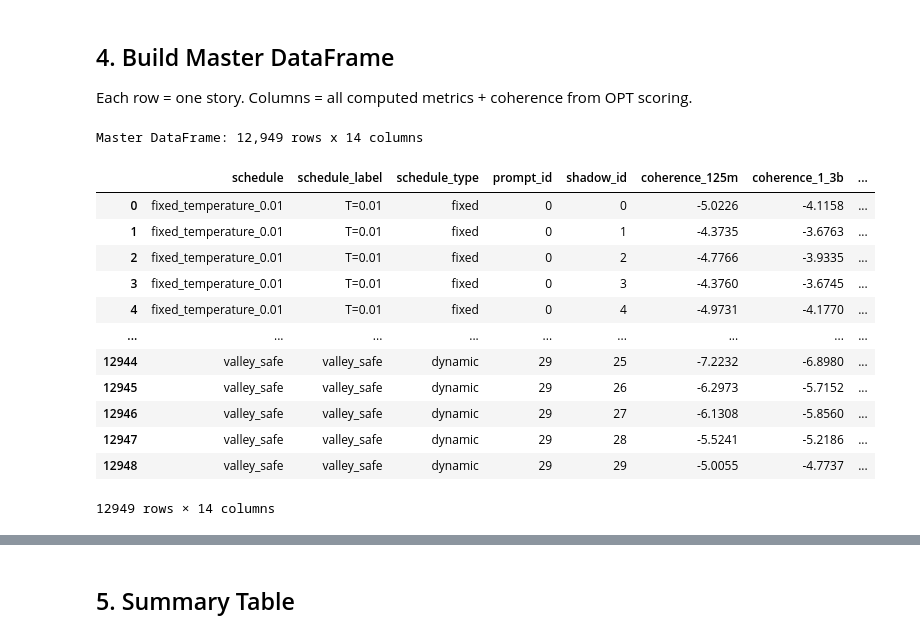
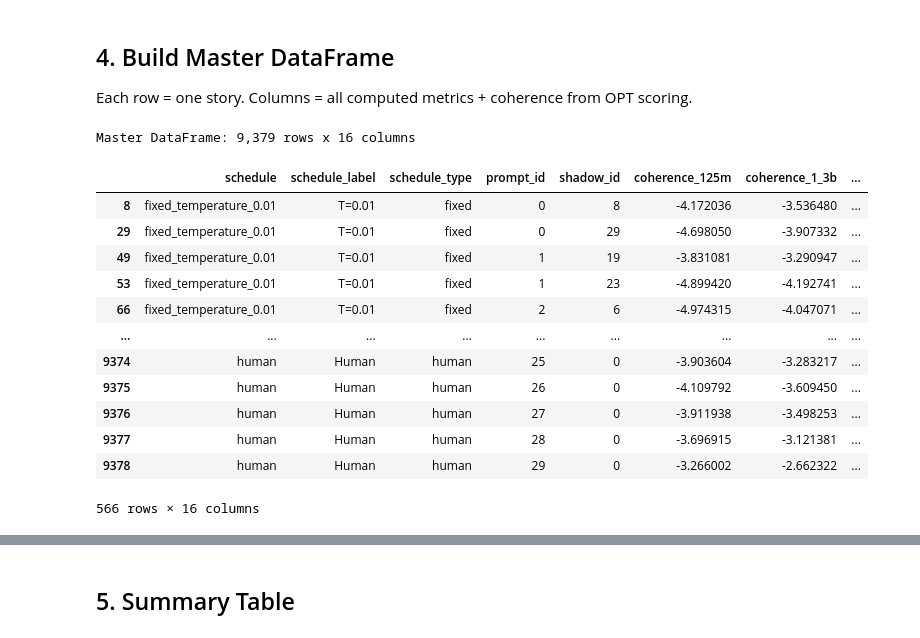
Before and after one commit to daphnabal/nlp_final_project, a Jupyter notebook: final-code/notebooks/final_analysis.ipynb, the cells around one changed output, grey strips where cells are left out. Cells and saved outputs as stored; diff of their text form; code cells hidden in the pictures.

```diff
--- a/final-code/notebooks/final_analysis.ipynb
+++ b/final-code/notebooks/final_analysis.ipynb
@@ -164,9 +164,9 @@ To run this notebook on different data:
 4. Each record must have at minimum: `prompt_id`, `shadow_id`, `schedule`, `prompt`, `story`
 5. Delete `analysis_cache/` before re-running to force metric recomputation, or simply add new schedules — the incremental cache logic will only compute what's missing
 # %%
-import os, sys, json, pickle, warnings, re
+import os, sys, json, pickle, warnings, re, random
 from pathlib import Path
-from collections import Counter
+from collections import Counter, defaultdict
 from statistics import mean
 from typing import List, Dict, Any, Optional
 
@@ -183,5 +183,3 @@ ROOT = Path(os.path.abspath('..')).resolve()
 sys.path.insert(0, str(ROOT))
 
 plt.rcParams.update({'figure.dpi': 130, 'font.size': 11})
-pd.set_option('display.float_format', '{:.4f}'.format)
-print('Root:', ROOT)
@@ -202,13 +198,15 @@ SAFE_MODEL = MODEL_NAME.replace('/', '_')
 # ── Schedules ─────────────────────────────────────────────────────────────────
 FIXED_TEMPS       = [0.01, 0.334, 0.667, 1.0, 1.334, 1.667, 2.0]
 FIXED_SCHEDULES   = [f'fixed_temperature_{t}' for t in FIXED_TEMPS]
-DYNAMIC_SCHEDULES = ['increasing', 'decreasing', 'valley', 'peak',
-                     'increasing_safe', 'decreasing_safe', 'peak_safe', 'valley_safe']
-ALL_SCHEDULES     = FIXED_SCHEDULES + DYNAMIC_SCHEDULES
+# DYNAMIC_SCHEDULES = ['increasing', 'decreasing', 'valley', 'peak']
+DYNAMIC_SCHEDULES = ['increasing_safe', 'decreasing_safe', 'peak_safe', 'valley_safe']
+HUMAN_SCHEDULE    = 'human'
+ALL_SCHEDULES     = FIXED_SCHEDULES + DYNAMIC_SCHEDULES + [HUMAN_SCHEDULE]
 
 # ── Human-readable schedule labels ────────────────────────────────────────────
 SCHED_LABELS = {s: f'T={t}' for s, t in zip(FIXED_SCHEDULES, FIXED_TEMPS)}
 SCHED_LABELS.update({s: s for s in DYNAMIC_SCHEDULES})
+SCHED_LABELS[HUMAN_SCHEDULE] = 'Human'
 
 # ── Embedding model (gte-large, as used in Ismaylzade et al.) ─────────────────
 EMB_MODEL_NAME = 'thenlper/gte-large'
@@ -216,7 +214,8 @@ EMB_MODEL_NAME = 'thenlper/gte-large'
 # ── Color palettes (consistent across all plots) ──────────────────────────────
 FIXED_PALETTE    = sns.color_palette('Blues',  n_colors=len(FIXED_SCHEDULES) + 2)[2:]
 DYNAMIC_PALETTE  = sns.color_palette('Set2',   n_colors=len(DYNAMIC_SCHEDULES))
-ALL_PALETTE      = FIXED_PALETTE + DYNAMIC_PALETTE
+HUMAN_COLOR      = (0.2, 0.6, 0.2)
+ALL_PALETTE      = FIXED_PALETTE + DYNAMIC_PALETTE + [HUMAN_COLOR]
 COLOR_MAP        = dict(zip(ALL_SCHEDULES, ALL_PALETTE))
 
 N_PROMPTS = 30
@@ -224,6 +223,7 @@ N_SHADOWS = 30
 print('Configuration loaded.')
 print(f'Fixed schedules   ({len(FIXED_SCHEDULES)}):', FIXED_SCHEDULES)
 print(f'Dynamic schedules ({len(DYNAMIC_SCHEDULES)}):', DYNAMIC_SCHEDULES)
+print(f'Human schedule: {HUMAN_SCHEDULE}')
 # %% [output]
 Configuration loaded.
 Fixed schedules   (7): ['fixed_temperature_0.01', 'fixed_temperature_0.334', 'fixed_temperature_0.667', 'fixed_temperature_1.0', 'fixed_temperature_1.334', 'fixed_temperature_1.667', 'fixed_temperatur ...
@@ -236,7 +237,10 @@ def load_schedule_stories(schedule_name: str) -> List[Dict]:
     Load stories for one schedule.
     Prefers stories_opt_scored.jsonl (has coherence keys) over stories.jsonl.
     """
-    base = RESULTS_DIR / f'{SAFE_MODEL}_{schedule_name}'
+    if schedule_name == HUMAN_SCHEDULE:
+        base = RESULTS_DIR / 'human'
+    else:
+        base = RESULTS_DIR / f'{SAFE_MODEL}_{schedule_name}'
     for fname in ('stories_opt_scored.jsonl', 'stories.jsonl'):
         path = base / fname
         if path.exists():
@@ -716,6 +717,7 @@ Novelty computed and cached (15 schedules).
 # %%
 # ── 3d. Surprise ──────────────────────────────────────────────────────────────
 SURPRISE_CACHE = CACHE_DIR / 'surprise.pkl'
+N_SURPRISE_SAMPLES = 2  # shadows sampled per prompt
 
 surprise_scores = pickle.load(open(SURPRISE_CACHE, 'rb')) if SURPRISE_CACHE.exists() else {}
 new_scheds = [s for s in AVAILABLE_SCHEDULES if s not in surprise_scores]
@@ -723,11 +725,24 @@ new_scheds = [s for s in AVAILABLE_SCHEDULES if s not in surprise_scores]
 if new_scheds:
     print(f'Computing surprise for {len(new_scheds)} new schedules: {new_scheds}')
     for sched in tqdm(new_scheds, desc='surprise'):
+        stories = all_stories[sched]
+
+        # Group by prompt_id
+        grouped = defaultdict(list)
+        for s in stories:
+            grouped[s['prompt_id']].append(s)
+
+        # Sample N_SURPRISE_SAMPLES shadows per prompt
+        sampled = []
+        for group in grouped.values():
+            sampled.extend(random.sample(group, min(N_SURPRISE_SAMPLES, len(group))))
+
         surprise_scores[sched] = {}
-        for story in tqdm(all_stories[sched], desc=f'  {sched}', leave=False):
+        for story in tqdm(sampled, desc=f'  {sched}', leave=False):
             pid, sid = story['prompt_id'], story['shadow_id']
             surprise_scores[sched].setdefault(pid, {})
             surprise_scores[sched][pid][sid] = compute_surprise(story['story'])
+
     with open(SURPRISE_CACHE, 'wb') as f:
         pickle.dump(surprise_scores, f)
     print('Surprise updated and cached.')
@@ -840,49 +869,49 @@ for sched in AVAILABLE_SCHEDULES:
     for story in all_stories[sched]:
         pid, sid = story['prompt_id'], story['shadow_id']
         row = {
             'schedule':      sched,
             'schedule_label': SCHED_LABELS[sched],
-            'schedule_type': 'fixed' if sched in FIXED_SCHEDULES else 'dynamic',
+            'schedule_type': 'fixed' if sched in FIXED_SCHEDULES else ('human' if sched == HUMAN_SCHEDULE else 'dynamic'),
             'prompt_id':     pid,
             'shadow_id':     sid,
             # Coherence from OPT scoring (NaN if evaluation not yet run)
             'coherence_125m': story.get('coherence_opt_125m', float('nan')),
             'coherence_1_3b': story.get('coherence_opt_1_3b', float('nan')),
         }
         # N-gram diversity (5 values)
         ng = ngram_scores.get(sched, {}).get(pid, {}).get(sid, [None]*5)
         for n, v in enumerate(ng, 1):
             row[f'ngram_{n}'] = v
         # Semantic diversity
         row['sem_diversity'] = semdiv_scores.get(sched, {}).get(pid, {}).get(sid, float('nan'))
         # Novelty
         row['novelty'] = novelty_scores.get(sched, {}).get(pid, {}).get(sid, float('nan'))
         # # Surprise
-        # row['surprise'] = surprise_scores.get(sched, {}).get(pid, {}).get(sid, float('nan'))
+        row['surprise'] = surprise_scores.get(sched, {}).get(pid, {}).get(sid, float('nan'))
         # Complexity sub-metrics
         # cx = complexity_scores.get(sched, {}).get(pid, {}).get(sid, {})
         # row.update(cx)
         row['relevance_to_prompt'] = relevance_scores.get(sched, {}).get(pid, {}).get(sid, float('nan'))
         rows.append(row)
 
 df = pd.DataFrame(rows)
 print(f'Master DataFrame: {len(df):,} rows x {len(df.columns)} columns')
-df
+display(df[~df['relevance_to_prompt'].isna()])
 # %% [output]
-Master DataFrame: 12,949 rows x 14 columns
+Master DataFrame: 9,379 rows x 16 columns
 |  | schedule | schedule_label | schedule_type | prompt_id | shadow_id | coherence_125m | coherence_1_3b | ... |
-| 0 | fixed_temperature_0.01 | T=0.01 | fixed | 0 | 0 | -5.0226 | -4.1158 | ... |
-| 1 | fixed_temperature_0.01 | T=0.01 | fixed | 0 | 1 | -4.3735 | -3.6763 | ... |
-| 2 | fixed_temperature_0.01 | T=0.01 | fixed | 0 | 2 | -4.7766 | -3.9335 | ... |
-| 3 | fixed_temperature_0.01 | T=0.01 | fixed | 0 | 3 | -4.3760 | -3.6745 | ... |
-| 4 | fixed_temperature_0.01 | T=0.01 | fixed | 0 | 4 | -4.9731 | -4.1770 | ... |
+| 8 | fixed_temperature_0.01 | T=0.01 | fixed | 0 | 8 | -4.172036 | -3.536480 | ... |
+| 29 | fixed_temperature_0.01 | T=0.01 | fixed | 0 | 29 | -4.698050 | -3.907332 | ... |
+| 49 | fixed_temperature_0.01 | T=0.01 | fixed | 1 | 19 | -3.831081 | -3.290947 | ... |
+| 53 | fixed_temperature_0.01 | T=0.01 | fixed | 1 | 23 | -4.899420 | -4.192741 | ... |
+| 66 | fixed_temperature_0.01 | T=0.01 | fixed | 2 | 6 | -4.974315 | -4.047071 | ... |
 | ... | ... | ... | ... | ... | ... | ... | ... | ... |
-| 12944 | valley_safe | valley_safe | dynamic | 29 | 25 | -7.2232 | -6.8980 | ... |
-| 12945 | valley_safe | valley_safe | dynamic | 29 | 26 | -6.2973 | -5.7152 | ... |
-| 12946 | valley_safe | valley_safe | dynamic | 29 | 27 | -6.1308 | -5.8560 | ... |
-| 12947 | valley_safe | valley_safe | dynamic | 29 | 28 | -5.5241 | -5.2186 | ... |
-| 12948 | valley_safe | valley_safe | dynamic | 29 | 29 | -5.0055 | -4.7737 | ... |
+| 9374 | human | Human | human | 25 | 0 | -3.903604 | -3.283217 | ... |
+| 9375 | human | Human | human | 26 | 0 | -4.109792 | -3.609450 | ... |
+| 9376 | human | Human | human | 27 | 0 | -3.911938 | -3.498253 | ... |
+| 9377 | human | Human | human | 28 | 0 | -3.696915 | -3.121381 | ... |
+| 9378 | human | Human | human | 29 | 0 | -3.266002 | -2.662322 | ... |
-12949 rows × 14 columns
+566 rows × 16 columns
 # %%
 # Aggregate: mean per prompt (across 30 shadows)
 metric_cols = [c for c in df.columns if c not in
```
Also changed, not shown: parts of 17 cells of this notebook.
